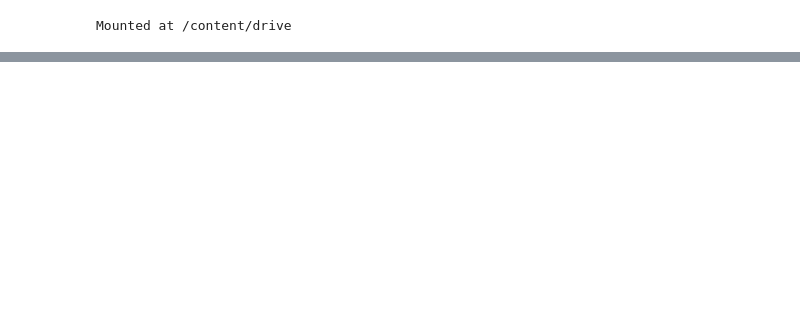
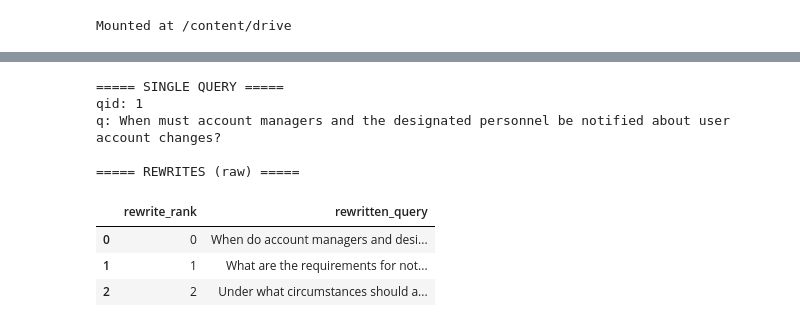
Before and after one commit to Wenjia1215/ComplianceGPT, a Jupyter notebook: experiments/retriever_ablation/performance_benchmark/Performance_Benchmark.ipynb, the cells around one changed output, grey strips where cells are left out. Cells and saved outputs as stored; diff of their text form; code cells hidden in the pictures; blank space fills up the shorter version.

```diff
--- a/experiments/retriever_ablation/performance_benchmark/Retriever_Performance_Benchmark.ipynb
+++ b/experiments/retriever_ablation/performance_benchmark/Performance_Benchmark.ipynb
@@ -633,0 +646,79 @@ Successfully saved performance report to:
+# %%
+# ==========================================================
+# 2) SINGLE-QUERY PATH CHECK (prints S1/S2/S5/S6/S7)
+# ==========================================================
+def pick_query(qur_df: pd.DataFrame, use_single: bool):
+    if use_single:
+        df = qur_df[qur_df["query_id"] == int(SINGLE_QUERY_ID)]
+        if df.empty:
+            raise ValueError(f"No rows for query_id={SINGLE_QUERY_ID}")
+        q = str(df.iloc[0]["original_query"])
+        qid = int(df.iloc[0]["query_id"])
+        return qid, q
+    # sample unique queries
+    uq = qur_df.drop_duplicates(subset=["query_id"]).head(int(NUM_QUERIES))
+    qid = int(uq.iloc[0]["query_id"])
+    q = str(uq.iloc[0]["original_query"])
+    return qid, q
+
+qid, q = pick_query(qur_df, use_single=True)  # always debug on one query
+
+print("===== SINGLE QUERY =====")
+print(f"qid: {qid}")
+print(f"q: {q}")
+
+# rewrites raw
+rw = qur_df[qur_df["query_id"] == qid][["rewrite_rank","rewritten_query"]].sort_values("rewrite_rank")
+print("\n===== REWRITES (raw) =====")
+display(rw)
+
+variants = get_qur_variants_filtered(q, qur_df, max_rewrites=S7_MAX_REWRITES, jaccard_min=S7_REWRITE_JACCARD_MIN)
+print("\n===== S7 VARIANTS (after filter) =====")
+print(f"num_variants = {len(variants)}")
+for i,v in enumerate(variants):
+    print(f"  [{i}] {v}")
+
+# S6 candidate pool is S5 top-50 (before rerank text filtering)
+res_s5 = system_s5_hybrid(q, gold="", bm25=bm25, doc_ids=bm25_control_ids, dense=dense, top_n=CANDIDATE_SET_SIZE, candidate_k=CANDIDATE_SET_SIZE, rrf_k=RRF_K_DEFAULT)
+pool = res_s5["retrieved_ids"]
+print("\n===== S6 PRE-RERANK CANDIDATE POOL =====")
+print(f"pool_size (before text filtering) = {len(pool)}")
+print(f"top10_pool = {pool[:10]}")
+
+def run_and_print(label, fn):
+    out = fn()
+    print(f"\n===== {label} =====")
+    print("top10 =", out["retrieved_ids"][:10])
+    print("meta  =", json.dumps(out["system_meta"], indent=2))
+    return out
+
+run_and_print("S1", lambda: system_s1_bm25(q, gold="", bm25=bm25, doc_ids=bm25_control_ids, top_n=10))
+run_and_print("S2", lambda: system_s2_dense(q, gold="", dense=dense, top_n=10))
+run_and_print("S5", lambda: system_s5_hybrid(q, gold="", bm25=bm25, doc_ids=bm25_control_ids, dense=dense, top_n=10, candidate_k=CANDIDATE_SET_SIZE, rrf_k=RRF_K_DEFAULT))
+run_and_print("S6", lambda: system_s6_rerank(q, gold="", bm25=bm25, doc_ids=bm25_control_ids, dense=dense, id_to_text_map=id_to_text_map, top_n=10))
+
+# S7: typical (gated) vs worst (always rerank)
+def run_s7(q, gate_min_margin_ratio):
+    heavy = s7_heavy_retrieve_details(
+        q, bm25, dense, bm25_control_ids, cross_encoder, id_to_text_map, qur_df,
+        candidate_set_size=CANDIDATE_SET_SIZE, rrf_k=RRF_K_DEFAULT,
+        max_rewrites=S7_MAX_REWRITES, rewrite_weight=S7_REWRITE_WEIGHT, rewrite_jaccard_min=S7_REWRITE_JACCARD_MIN,
+        rerank_alpha=S7_RERANK_ALPHA, rerank_apply_min_margin_ratio=gate_min_margin_ratio
+    )
+    final = heavy["final_ranked_cids"][:10]
+    meta = heavy.get("meta", {})
+    meta["sys"] = "S7"
+    return {"retrieved_ids": final, "system_meta": meta}
+
+run_and_print("S7 (gated)", lambda: run_s7(q, S7_RERANK_APPLY_MIN_MARGIN_RATIO))
+run_and_print("S7 (worst / always rerank)", lambda: run_s7(q, S7_RERANK_APPLY_MIN_MARGIN_RATIO_WORST))
+# %% [output]
+===== SINGLE QUERY =====
+qid: 1
+q: When must account managers and the designated personnel be notified about user account changes?
+
+===== REWRITES (raw) =====
+|  | rewrite_rank | rewritten_query |
+| 0 | 0 | When do account managers and desi... |
+| 1 | 1 | What are the requirements for not... |
+| 2 | 2 | Under what circumstances should a... |
```
Also changed, not shown: parts of 16 cells of this notebook, 10 other files.
